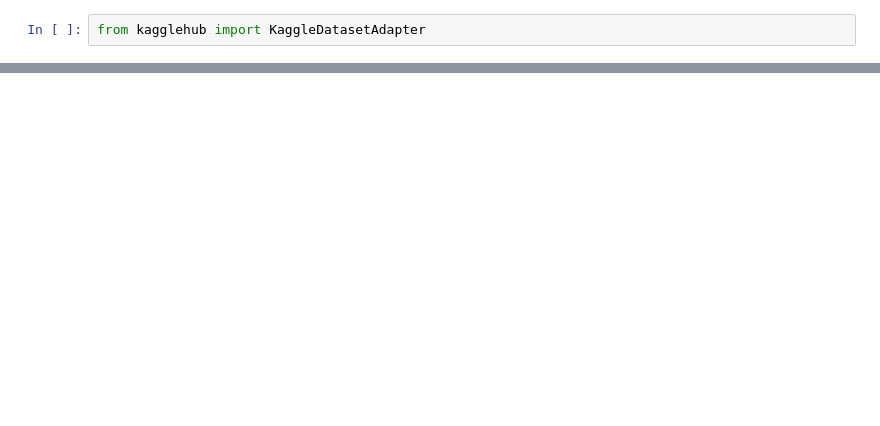
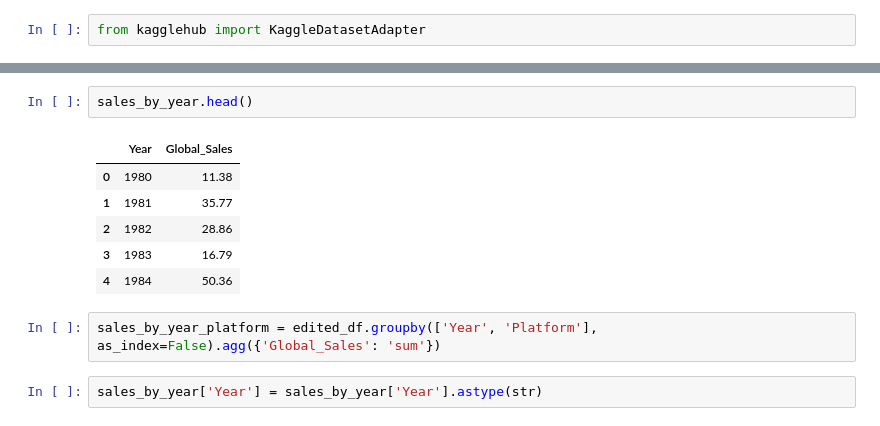
Before and after one commit to rodioniam/study_projects, a Jupyter notebook: visualization/other_charts.ipynb, the cells around one changed output, grey strips where cells are left out. Saved outputs shown, nothing was run; the diff lists cells and outputs as text; blank space fills up the shorter version.

```diff
--- a/visualization/other_charts.ipynb
+++ b/visualization/other_charts.ipynb
@@ -23,0 +68,13 @@ df1
+# %%
+sales_by_year.head()
+# %% [output]
+|  | Year | Global_Sales |
+| 0 | 1980 | 11.38 |
+| 1 | 1981 | 35.77 |
+| 2 | 1982 | 28.86 |
+| 3 | 1983 | 16.79 |
+| 4 | 1984 | 50.36 |
+# %%
+sales_by_year_platform = edited_df.groupby(['Year', 'Platform'], as_index=False).agg({'Global_Sales': 'sum'})
+# %%
+sales_by_year['Year'] = sales_by_year['Year'].astype(str)
```
Also changed, not shown: parts of 11 cells of this notebook, 1 other file.
